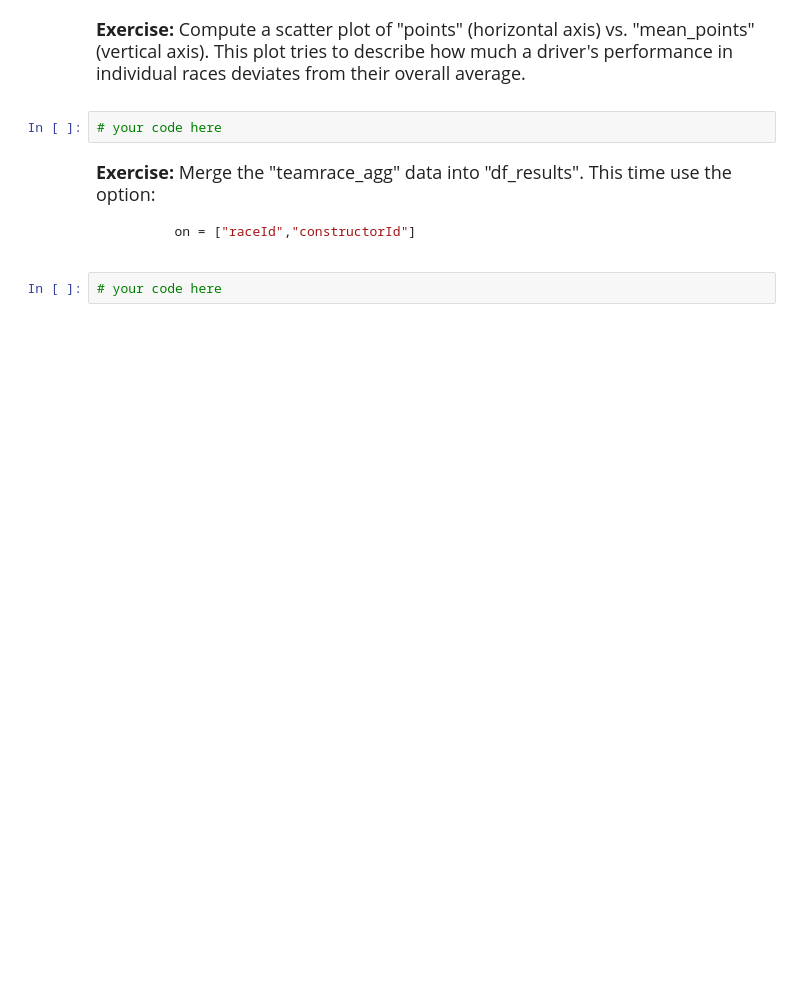
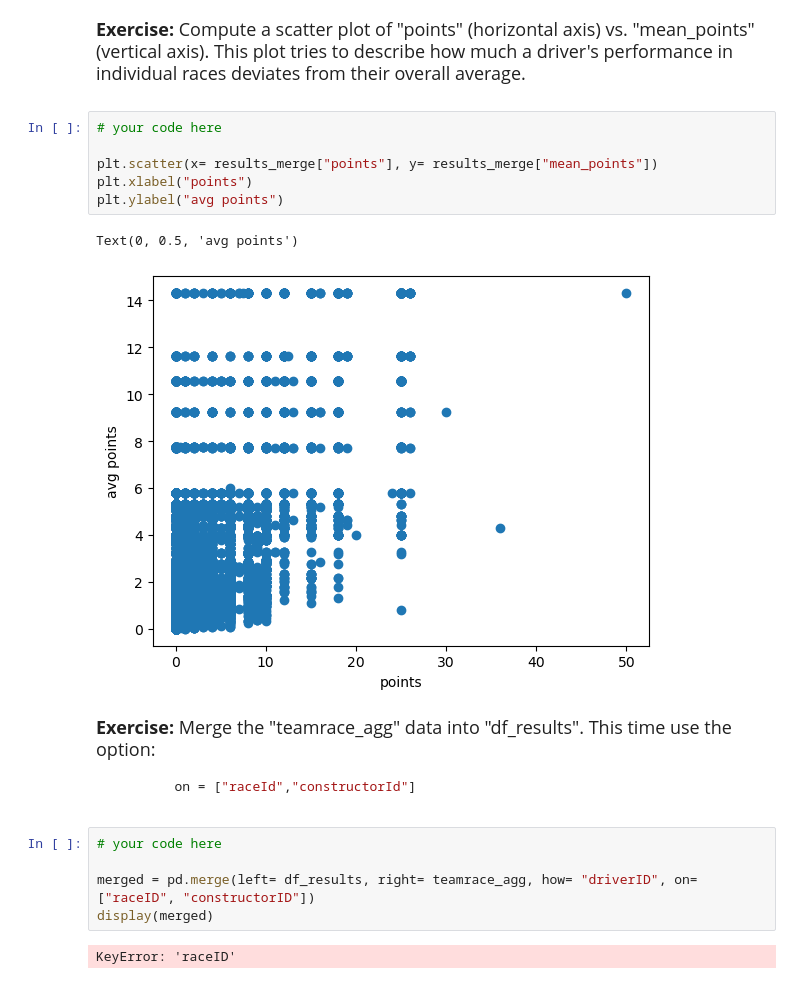
Before and after one commit to wkdduswo/datasci151spring2026, a Jupyter notebook: lecture_22: recoding and grouping/lecture_22_b_grouping_and_aggregating.ipynb, the cells around one changed output. Cells and saved outputs as stored; diff of their text form; blank space fills up the shorter version.

````diff
--- a/lecture_22: recoding and grouping/lecture_22_b_grouping_and_aggregating.ipynb
+++ b/lecture_22: recoding and grouping/lecture_22_b_grouping_and_aggregating.ipynb
@@ -498,6 +639,13 @@ display(results_merge)
 **Exercise:** Compute a scatter plot of "points" (horizontal axis) vs. "mean_points" (vertical axis). This plot tries to describe how much a driver's performance in individual races deviates from their overall average.
 # %%
 # your code here
+
+plt.scatter(x= results_merge["points"], y= results_merge["mean_points"])
+plt.xlabel("points")
+plt.ylabel("avg points")
+# %% [output]
+Text(0, 0.5, 'avg points')
+[figure, added]
 # %% [markdown]
 <font size = "4">
 
@@ -508,3 +656,8 @@ display(results_merge)
 ```
 # %%
 # your code here
+
+merged = pd.merge(left= df_results, right= teamrace_agg, how= "driverID", on= ["raceID", "constructorID"])
+display(merged)
+# %% [output]
+KeyError: 'raceID'
````
Also changed, not shown: parts of 11 cells of this notebook.
